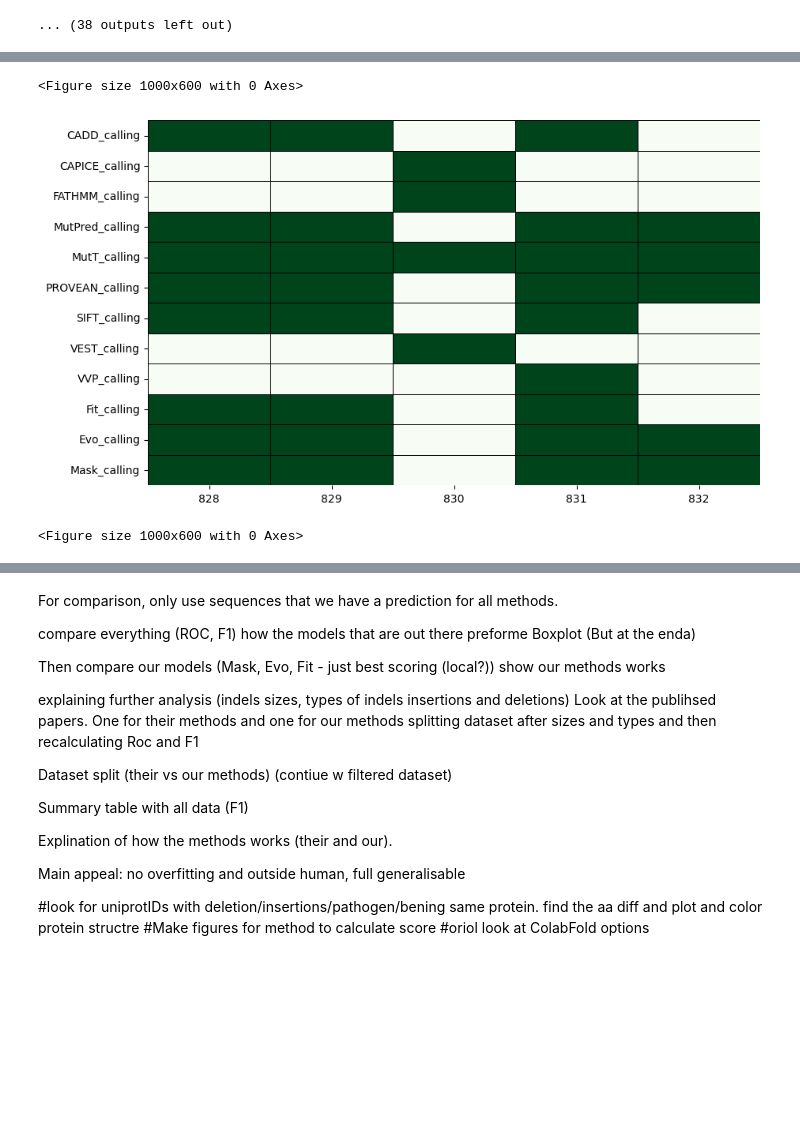
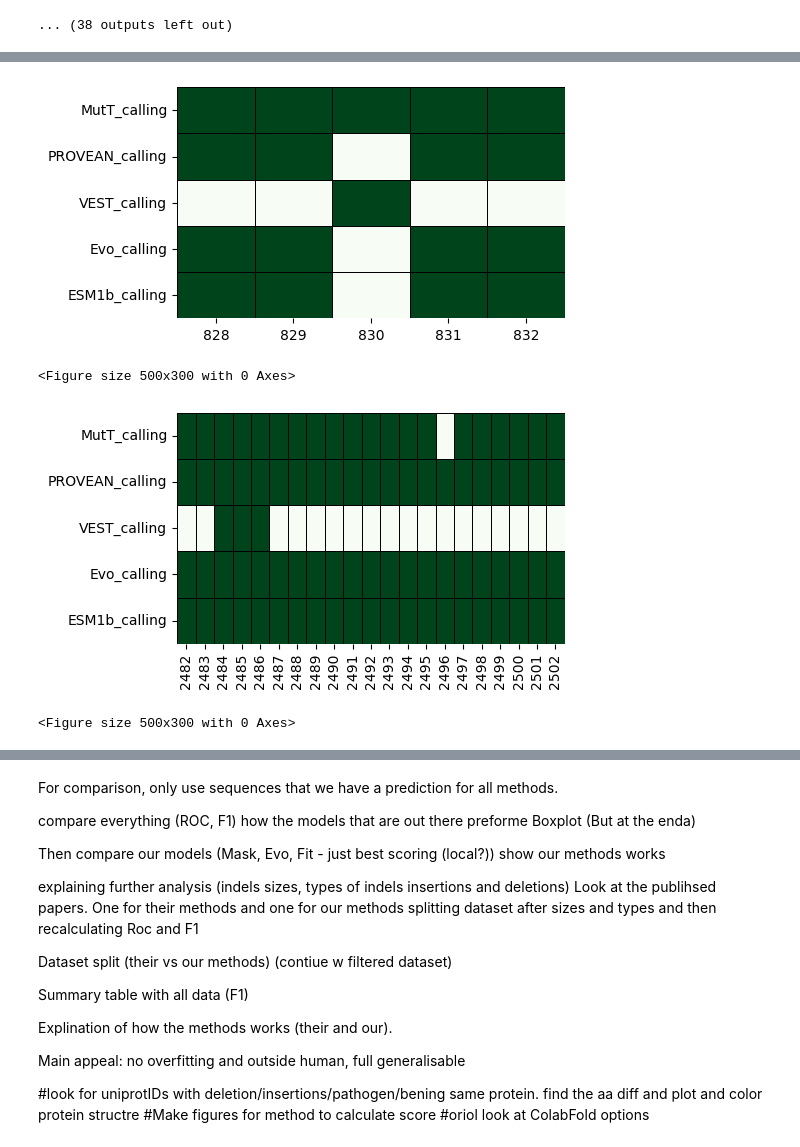
Before and after one commit to OriolGraCar/IndeLLM, a Jupyter notebook: Analysis/Analysis_fulldataset.ipynb, the cells around one changed output, grey strips where cells are left out. Drawn from its saved outputs; the diff is of its cells as text; code cells hidden in the pictures; blank space fills up the shorter version.

```diff
--- a/Analysis/Analysis_fulldataset.ipynb
+++ b/Analysis/Analysis_fulldataset.ipynb
@@ -4129,7 +5136,6 @@ candidates.to_csv('candidatesuniprotIDs.csv')
 
 #Found this P11362 with a PDB structure, path dels, bening dels and and bening insertions
 # %%
-
 #Adds the predictions by aviliable methods and ours
 alldata_filtered['pred_CADD_bin'] = pred_CADD_bin
 alldata_filtered['pred_CAPICE_bin'] = pred_CAPICE_bin
@@ -4141,13 +5147,14 @@ alldata_filtered['pred_SIFT_bin'] = pred_SIFT_bin
 alldata_filtered['pred_VEST_bin'] = pred_VEST_bin
 alldata_filtered['pred_VVP_bin'] = pred_VVP_bin
 alldata_filtered['pred_Fit_local_bin'] = pred_Fit_local_bin
-Evo_filtered = Evo_filtered.merge(alldata_filtered[['Id_matching', 'UniProt']], left_on='id', right_on='Id_matching', how='left')
-Evo_filtered['pred_Evo_local_bin'] = pred_Evo_local_bin #update once dataframe is complete
-Mask_filtered = Mask_filtered.merge(alldata_filtered[['Id_matching', 'UniProt']], left_on='id', right_on='Id_matching', how='left')
-Mask_filtered['pred_Mask_local_bin'] = pred_Mask_local_bin #update once dataframe is complete
+alldata_filtered['pred_Evo_local_bin'] = pred_Evo_local_bin
+alldata_filtered['pred_Mask_local_bin'] = pred_Mask_local_bin
 alldata_filtered['pred_ESM23b_local_bin'] = pred_ESM23b_local_bin
 alldata_filtered['pred_ESM2150M_local_bin'] = pred_ESM2150M_local_bin
 alldata_filtered['pred_ESM3_local_bin'] = pred_ESM3_local_bin
+alldata_filtered['pred_ESM1b_local_bin'] = pred_ESM1b_local_bin
+alldata_filtered['pred_ESM1v_local_bin'] = pred_ESM1v_local_bin
+alldata_filtered['pred_ProtBret_local_bin'] = pred_ProtBert_local_bin
 # %% [output]
 A value is trying to be set on a copy of a slice from a DataFrame.
 Try using .loc[row_indexer,col_indexer] = value instead
@@ -4179,13 +5186,14 @@ alldata_filtered['SIFT_calling'] = alldata_filtered.apply(lambda row: 1 if row['
 alldata_filtered['VEST_calling'] = alldata_filtered.apply(lambda row: 1 if row['pred_VEST_bin'] == row['labels_binary'] else 0, axis=1)
 alldata_filtered['VVP_calling'] = alldata_filtered.apply(lambda row: 1 if row['pred_VVP_bin'] == row['labels_binary'] else 0, axis=1)
 alldata_filtered['Fit_calling'] = alldata_filtered.apply(lambda row: 1 if row['pred_Fit_local_bin'] == row['labels_binary'] else 0, axis=1)
-
-
-Evo_filtered['Evo_calling'] = Evo_filtered.apply(lambda row: 1 if row['pred_Evo_local_bin'] == row['labels_binary'] else 0, axis = 1)
-Mask_filtered['Mask_calling'] = Mask_filtered.apply(lambda row: 1 if row['pred_Mask_local_bin'] == row['labels_binary'] else 0, axis = 1) #update once dataframe is complete
+alldata_filtered['Evo_calling'] = alldata_filtered.apply(lambda row: 1 if row['pred_Evo_local_bin'] == row['labels_binary'] else 0, axis=1)
+alldata_filtered['Mask_calling'] = alldata_filtered.apply(lambda row: 1 if row['pred_Mask_local_bin'] == row['labels_binary'] else 0, axis=1)
 alldata_filtered['ESM23b_calling'] = alldata_filtered.apply(lambda row: 1 if row['pred_ESM23b_local_bin'] == row['labels_binary'] else 0, axis = 1)
 alldata_filtered['ESM2150M_calling'] = alldata_filtered.apply(lambda row: 1 if row['pred_ESM2150M_local_bin'] == row['labels_binary'] else 0, axis = 1)
 alldata_filtered['ESM3_calling'] = alldata_filtered.apply(lambda row: 1 if row['pred_ESM3_local_bin'] == row['labels_binary'] else 0, axis = 1)
+alldata_filtered['ESM1b_calling'] = alldata_filtered.apply(lambda row: 1 if row['pred_ESM1b_local_bin'] == row['labels_binary'] else 0, axis = 1)
+alldata_filtered['ESM1v_calling'] = alldata_filtered.apply(lambda row: 1 if row['pred_ESM1v_local_bin'] == row['labels_binary'] else 0, axis = 1)
+alldata_filtered['ProtBret_calling'] = alldata_filtered.apply(lambda row: 1 if row['pred_ProtBret_local_bin'] == row['labels_binary'] else 0, axis = 1)
 # %% [output]
 A value is trying to be set on a copy of a slice from a DataFrame.
 Try using .loc[row_indexer,col_indexer] = value instead
@@ -4207,50 +5234,34 @@ See the caveats in the documentation: https://pandas.pydata.org/pandas-docs/stab
 # %%
-examplePKD2_Evo = Evo_filtered[Evo_filtered['UniProt']== 'Q13563']
-examplePKD2_Mask = Mask_filtered[Mask_filtered['UniProt'] == 'Q13563']
-exampleDPOG1_Evo = Evo_filtered[Evo_filtered['UniProt']== 'P54098']
-exampleDPOG1_Mask = Mask_filtered[Mask_filtered['UniProt'] == 'P54098']
-exampleGLMN_Evo = Evo_filtered[Evo_filtered['UniProt']== 'Q92990']
-exampleGLMN_Mask = Mask_filtered[Mask_filtered['UniProt'] == 'Q92990']
-exampleFGFR1_Evo = Evo_filtered[Evo_filtered['UniProt']== 'P11362']
-exampleFGFR1_Mask = Mask_filtered[Mask_filtered['UniProt'] == 'P11362']
+examplePKD2= alldata_filtered[alldata_filtered['UniProt']== 'Q13563']
+exampleDPOG1 = alldata_filtered[alldata_filtered['UniProt']== 'P54098']
+exampleGLMN = alldata_filtered[alldata_filtered['UniProt']== 'Q92990']
+exampleFGFR1 = alldata_filtered[alldata_filtered['UniProt']== 'P11362']
 
 #Checks if the predictions are correct
-examplePKD2 = alldata_filtered[alldata_filtered['UniProt'] == 'Q13563']
-examplePKD2['Evo_calling'] = examplePKD2_Evo['Evo_calling'].values
-examplePKD2['Mask_calling'] = examplePKD2_Mask['Mask_calling'].values
-predPKD2 = examplePKD2[['CADD_calling','CAPICE_calling','FATHMM_calling','MutPred_calling','MutT_calling','PROVEAN_calling','SIFT_calling','VEST_calling','VVP_calling','Fit_calling', 'Evo_calling', 'Mask_calling']]
-
-#exampleDPOG1 = alldata_filtered[alldata_filtered['UniProt'] == 'P54098']
-#exampleDPOG1['Evo_calling'] = exampleDPOG1_Evo['Evo_calling'].values
-#exampleDPOG1['Mask_calling'] = exampleDPOG1_Mask['Mask_calling'].values
-#predDPOG1 = exampleDPOG1[['CADD_calling','CAPICE_calling','FATHMM_calling','Mutbin','MutT_calling','PROVEAN_calling','SIFT_calling','VEST_calling','VVP_calling','Fit_calling', 'Evo_calling', 'Mask_calling']]
-
-exampleGLMN = alldata_filtered[alldata_filtered['UniProt'] == 'Q92990']
-exampleGLMN['Evo_calling'] = exampleGLMN_Evo['Evo_calling'].values
-exampleGLMN['Mask_calling'] = exampleGLMN_Mask['Mask_calling'].values
-predGLMN = exampleGLMN[['CADD_calling','CAPICE_calling','FATHMM_calling','MutPred_calling','MutT_calling','PROVEAN_calling','SIFT_calling','VEST_calling','VVP_calling','Fit_calling', 'Evo_calling', 'Mask_calling']]
-
-#exampleFGFR1 = alldata_filtered[alldata_filtered['UniProt'] == 'P11362'] #Check when dataset is aviliable
-#exampleFGFR1['Evo_calling'] = exampleFGFR1_Evo['Evo_calling'].values
-#exampleFGFR1['Mask_calling'] = exampleFGFR1_Mask['Mask_calling'].values
-#predFGFR1 = exampleFGFR1[['CADD_calling','CAPICE_calling','FATHMM_calling','MutPred_calling','MutT_calling','PROVEAN_calling','SIFT_calling','VEST_calling','VVP_calling','Fit_calling', 'Evo_calling', 'Mask_calling']]
-
-
+predPKD2 = examplePKD2[['MutT_calling','PROVEAN_calling','VEST_calling','Evo_calling', 'ESM1b_calling']]
+predDPOG1 = exampleDPOG1[['MutT_calling','PROVEAN_calling','VEST_calling','Evo_calling', 'ESM1b_calling']]
+predGLMN = exampleGLMN[['MutT_calling','PROVEAN_calling','VEST_calling','Evo_calling', 'ESM1b_calling']]
+predFGFR1 = exampleFGFR1[['MutT_calling','PROVEAN_calling','VEST_calling','Evo_calling', 'ESM1b_calling']]
 
 predPKD2 = pd.DataFrame(predPKD2.transpose())
-#predDPOG1 = pd.DataFrame(predDPOG1.transpose())
+predDPOG1 = pd.DataFrame(predDPOG1.transpose())
 predGLMN = pd.DataFrame(predGLMN.transpose())
+predFGFR1 = pd.DataFrame(predFGFR1.transpose())
 
 # Create a heatmap
-plt.figure(figsize=(10, 6))
+plt.figure(figsize=(5, 3))
 ax = sns.heatmap(predPKD2, annot=False, cmap='Greens', vmin=0, vmax=1, cbar=False, linewidths=0.5, linecolor='black')
 plt.show()
 
-#plt.figure(figsize=(10, 6))
-#ax = sns.heatmap(predDPOG1, annot=False, cmap='Greens', vmin=0, vmax=1, cbar=False, linewidths=0.5, linecolor='black')
-#plt.show()
+plt.figure(figsize=(5, 3))
+ax = sns.heatmap(predDPOG1, annot=False, cmap='Greens', vmin=0, vmax=1, cbar=False, linewidths=0.5, linecolor='black')
+plt.show()
 
-plt.figure(figsize=(10, 6))
+plt.figure(figsize=(5, 3))
 ax = sns.heatmap(predGLMN, annot=False, cmap='Greens', vmin=0, vmax=1, cbar=False, linewidths=0.5, linecolor='black')
 plt.show()
+
+plt.figure(figsize=(5, 3))
+ax = sns.heatmap(predFGFR1, annot=False, cmap='Greens', vmin=0, vmax=1, cbar=False, linewidths=0.5, linecolor='black')
+plt.show()
 # %% [output]
@@ -4277,3 +5269,4 @@ See the caveats in the documentation: https://pandas.pydata.org/pandas-docs/stab
+[figure, new version]
-<Figure size 1000x600 with 0 Axes>
+<Figure size 500x300 with 0 Axes>
-[figure, old version]
+[figure, new version]
-<Figure size 1000x600 with 0 Axes>
+<Figure size 500x300 with 0 Axes>
```
Also changed, not shown: parts of 31 cells of this notebook.
